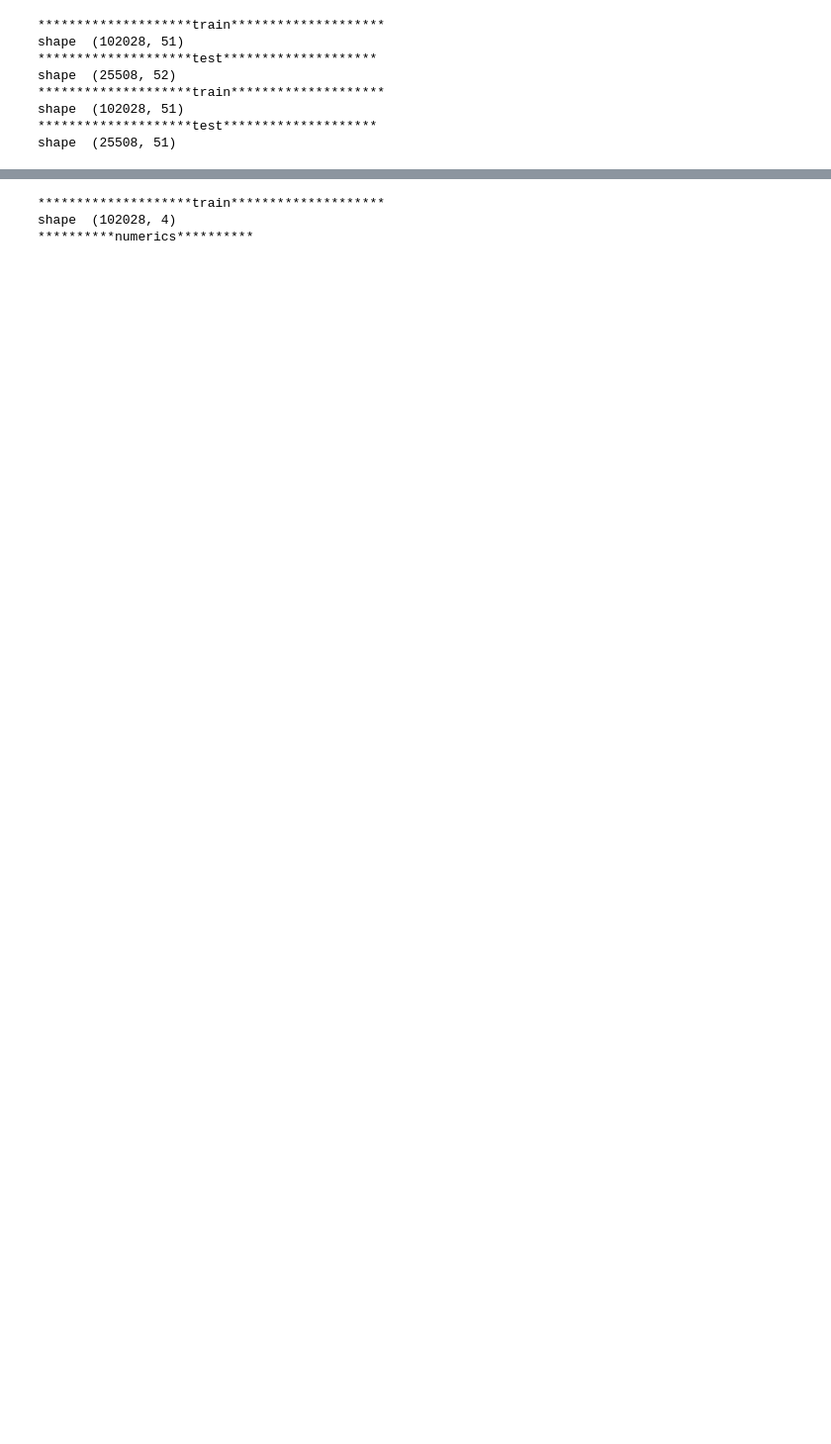
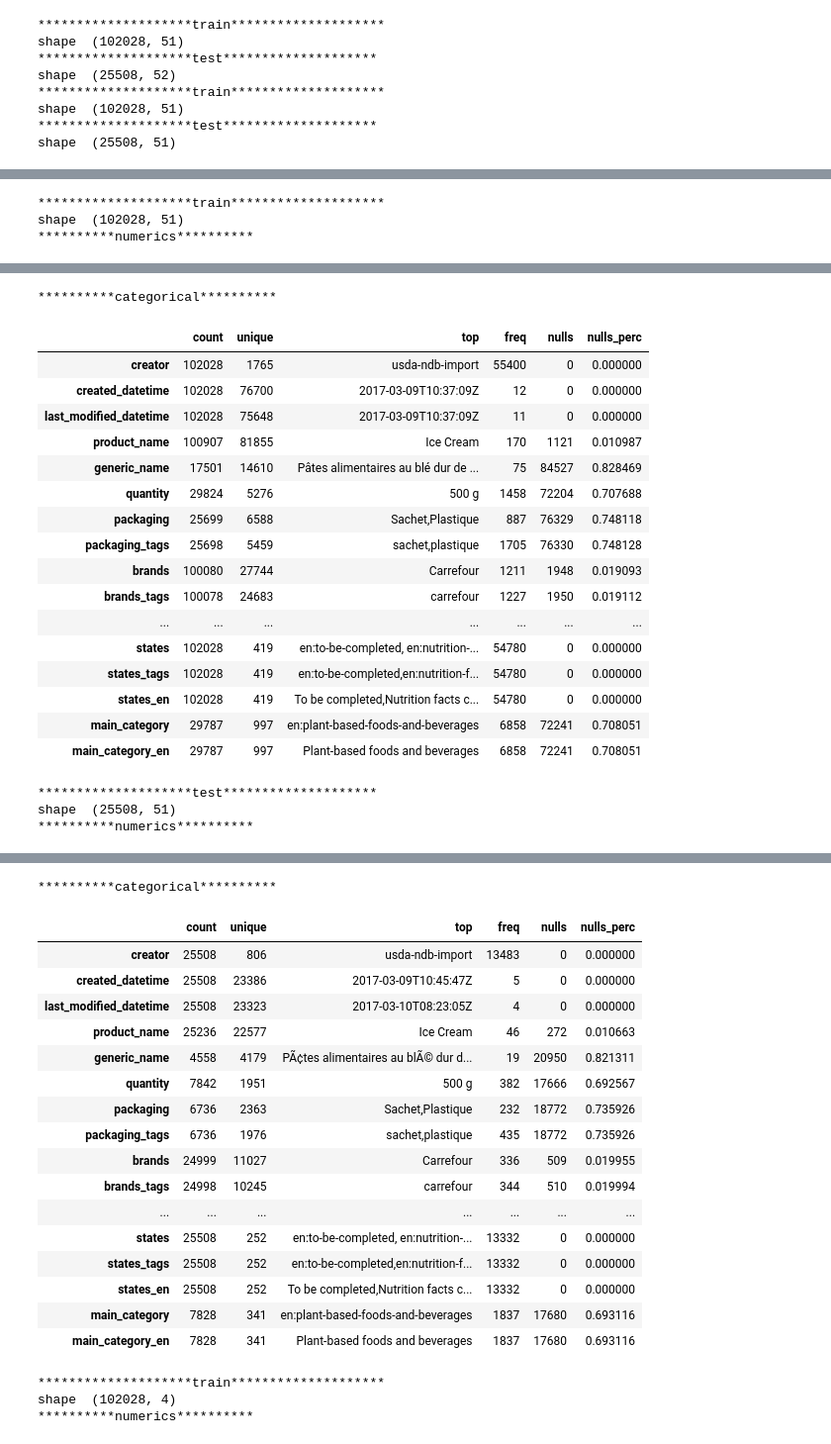
Before and after one commit to CristianLazoQuispe/BNP-LATAM-Datathon, a Jupyter notebook: Codes/Cristian/01_DataUnderstanding.ipynb, the cells around one changed output, grey strips where cells are left out. Shown at 99% size. Saved outputs shown, nothing was run; the diff lists cells and outputs as text; code cells hidden in the pictures; blank space fills up the shorter version.

```diff
--- a/Codes/Cristian/01_DataUnderstanding.ipynb
+++ b/Codes/Cristian/01_DataUnderstanding.ipynb
@@ -204,0 +245,8 @@ shape  (25508, 51)
+# %%
+train_numeric_desc,train_categorical_desc = utils.my_df_describe(X_train,'train')
+
+test_numeric_desc,test_categorical_desc = utils.my_df_describe(X_test,'test')
+# %% [output]
+********************train********************
+shape  (102028, 51)
+**********numerics**********
@@ -204,0 +258,21 @@ shape  (25508, 51)
+**********categorical**********
+|  | count | unique | top | freq | nulls | nulls_perc |
+| creator | 102028 | 1765 | usda-ndb-import | 55400 | 0 | 0.000000 |
+| created_datetime | 102028 | 76700 | 2017-03-09T10:37:09Z | 12 | 0 | 0.000000 |
+| last_modified_datetime | 102028 | 75648 | 2017-03-09T10:37:09Z | 11 | 0 | 0.000000 |
+| product_name | 100907 | 81855 | Ice Cream | 170 | 1121 | 0.010987 |
+| generic_name | 17501 | 14610 | Pâtes alimentaires au blé dur de ... | 75 | 84527 | 0.828469 |
+| quantity | 29824 | 5276 | 500 g | 1458 | 72204 | 0.707688 |
+| packaging | 25699 | 6588 | Sachet,Plastique | 887 | 76329 | 0.748118 |
+| packaging_tags | 25698 | 5459 | sachet,plastique | 1705 | 76330 | 0.748128 |
+| brands | 100080 | 27744 | Carrefour | 1211 | 1948 | 0.019093 |
+| brands_tags | 100078 | 24683 | carrefour | 1227 | 1950 | 0.019112 |
+| ... | ... | ... | ... | ... | ... | ... |
+| states | 102028 | 419 | en:to-be-completed, en:nutrition-... | 54780 | 0 | 0.000000 |
+| states_tags | 102028 | 419 | en:to-be-completed,en:nutrition-f... | 54780 | 0 | 0.000000 |
+| states_en | 102028 | 419 | To be completed,Nutrition facts c... | 54780 | 0 | 0.000000 |
+| main_category | 29787 | 997 | en:plant-based-foods-and-beverages | 6858 | 72241 | 0.708051 |
+| main_category_en | 29787 | 997 | Plant-based foods and beverages | 6858 | 72241 | 0.708051 |
+********************test********************
+shape  (25508, 51)
+**********numerics**********
@@ -205,3 +284,21 @@ shape  (25508, 51)
+**********categorical**********
+|  | count | unique | top | freq | nulls | nulls_perc |
+| creator | 25508 | 806 | usda-ndb-import | 13483 | 0 | 0.000000 |
+| created_datetime | 25508 | 23386 | 2017-03-09T10:45:47Z | 5 | 0 | 0.000000 |
+| last_modified_datetime | 25508 | 23323 | 2017-03-10T08:23:05Z | 4 | 0 | 0.000000 |
+| product_name | 25236 | 22577 | Ice Cream | 46 | 272 | 0.010663 |
+| generic_name | 4558 | 4179 | PÃ¢tes alimentaires au blÃ© dur d... | 19 | 20950 | 0.821311 |
+| quantity | 7842 | 1951 | 500 g | 382 | 17666 | 0.692567 |
+| packaging | 6736 | 2363 | Sachet,Plastique | 232 | 18772 | 0.735926 |
+| packaging_tags | 6736 | 1976 | sachet,plastique | 435 | 18772 | 0.735926 |
+| brands | 24999 | 11027 | Carrefour | 336 | 509 | 0.019955 |
+| brands_tags | 24998 | 10245 | carrefour | 344 | 510 | 0.019994 |
+| ... | ... | ... | ... | ... | ... | ... |
+| states | 25508 | 252 | en:to-be-completed, en:nutrition-... | 13332 | 0 | 0.000000 |
+| states_tags | 25508 | 252 | en:to-be-completed,en:nutrition-f... | 13332 | 0 | 0.000000 |
+| states_en | 25508 | 252 | To be completed,Nutrition facts c... | 13332 | 0 | 0.000000 |
+| main_category | 7828 | 341 | en:plant-based-foods-and-beverages | 1837 | 17680 | 0.693116 |
+| main_category_en | 7828 | 341 | Plant-based foods and beverages | 1837 | 17680 | 0.693116 |
 # %%
 utils.my_df_describe(X_train[train_numeric_desc.index],'train')
 X_train[train_numeric_desc.index].head(5)
```
Also changed, not shown: parts of 28 cells of this notebook.
